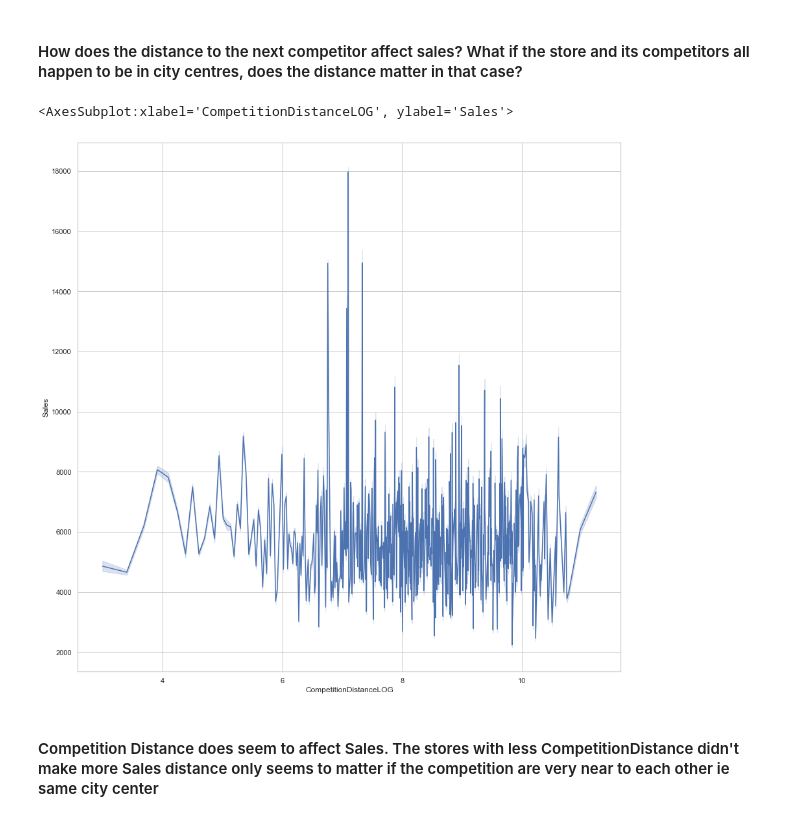
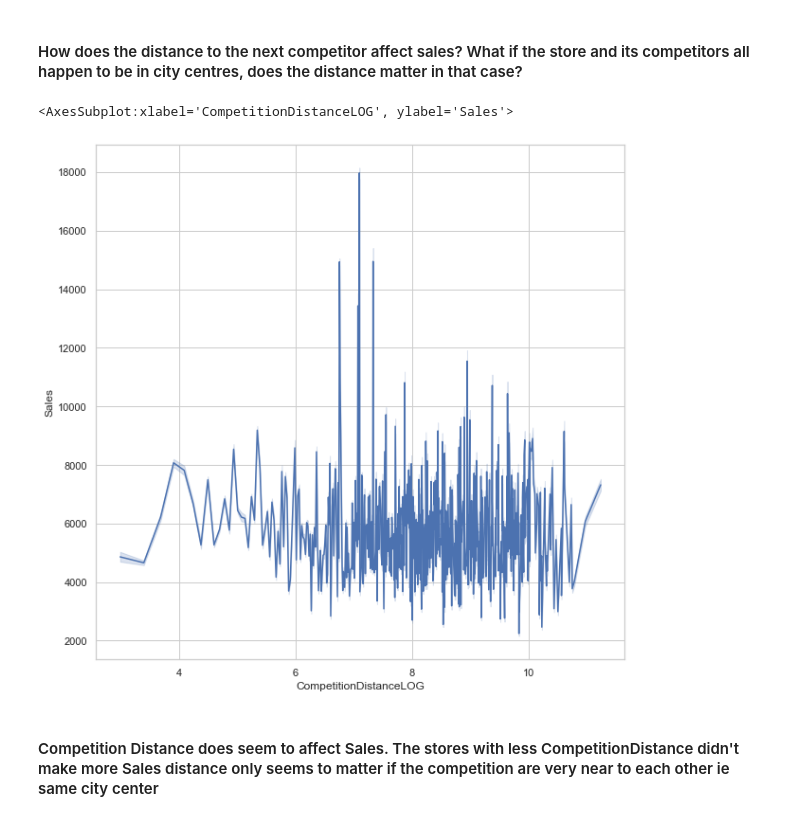
Before and after one commit to damukuzi/sales_perfomance, a Jupyter notebook: notebooks/EDA.ipynb, the cells around one changed output. Saved outputs shown, nothing was run; the diff lists cells and outputs as text; code cells hidden in the pictures.

```diff
--- a/notebooks/EDA.ipynb
+++ b/notebooks/EDA.ipynb
@@ -205,7 +191,7 @@ df["Year"]=df["Date"].dt.year
 df["Month"]=df["Date"].dt.month
 df["Day"]=df["Date"].dt.day
 df["Week"]=df["Date"].dt.week%4
-df["Season"] = np.where(df["Month"].isin([3,4]),"Spring",np.where(df["Month"].isin([5,6,7,8]), "Summer",np.where(df["Month"].isin ([9,10,11]),"Fall",np.where(df["Month"].isin ([12,1,2]),"Winter","None"))))
+df["Weekday"]=df["Date"].dt.dayofweek
 df
 # %% [output]
 |  | DayOfWeek | Date | Sales | Customers | Open | Promo | StateHoliday | SchoolHoliday | StoreType | ... |
@@ -357,12 +344,12 @@ sns.barplot(x=df['Assortment'], y=df['Sales'])
 # %% [markdown]
 #### How does the distance to the next competitor affect sales? What if the store and its competitors all happen to be in city centres, does the distance matter in that case?
 # %%
-plt.figure(figsize=(15,15))
+plt.figure(figsize=(10,10))
 sns.set(style="whitegrid")
 df["CompetitionDistanceLOG"]=np.log(df["CompetitionDistance"])
 sns.lineplot(x="CompetitionDistanceLOG", y="Sales", data=df)
 # %% [output]
 <AxesSubplot:xlabel='CompetitionDistanceLOG', ylabel='Sales'>
-[figure, old version]
+[figure, new version]
 # %% [markdown]
 #### Competition Distance does seem to affect Sales. The stores with less CompetitionDistance didn't make more Sales distance only seems to matter if the competition are very near to each other ie same city center
```
Also changed, not shown: parts of 24 cells of this notebook, 4 other files.
